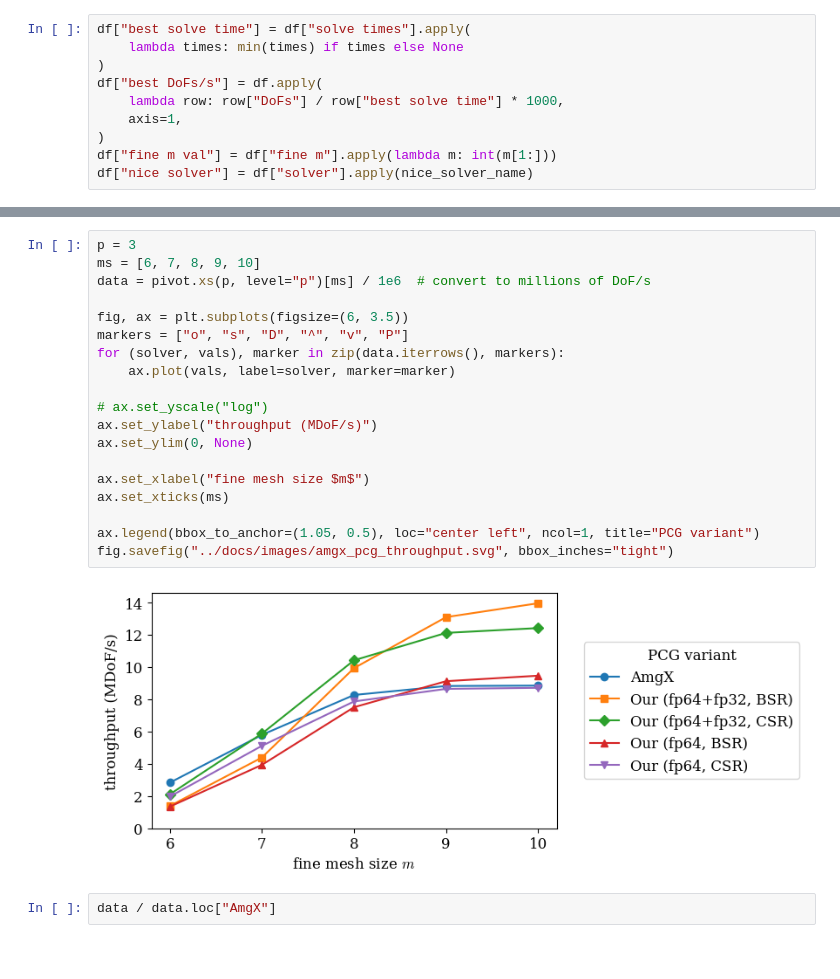
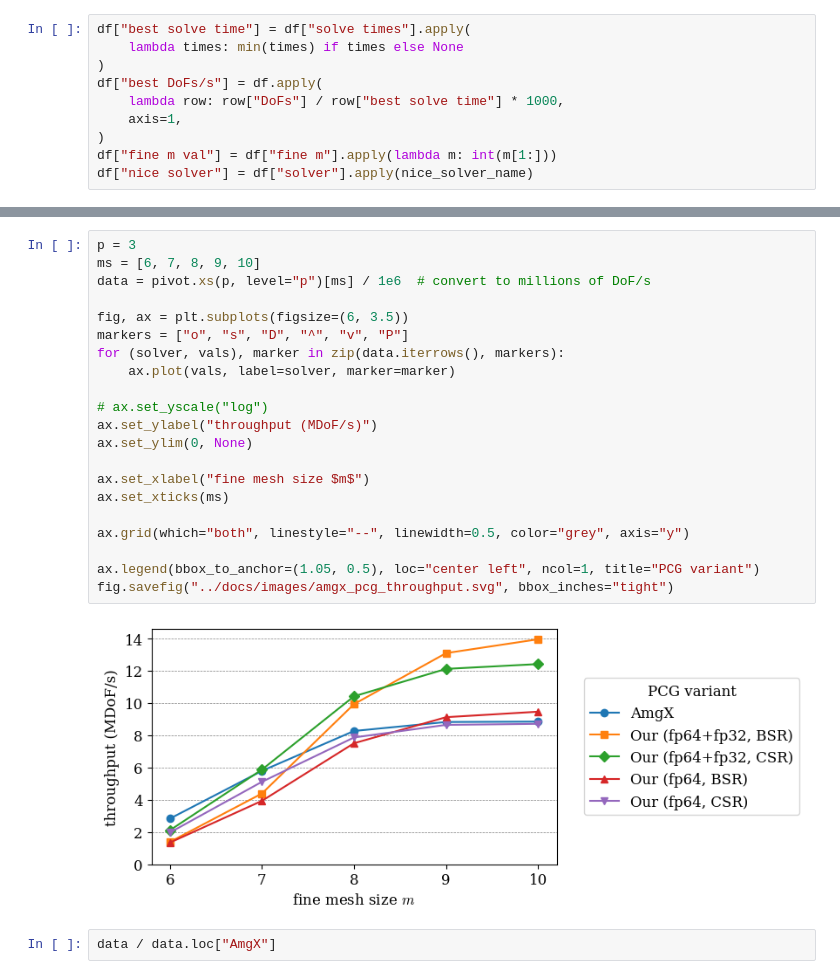
Before and after one commit to mgr0dzicki/dd-solvers, a Jupyter notebook: notebooks/plot_amgx.ipynb, the cells around one changed output, grey strips where cells are left out. Cells and saved outputs as stored; diff of their text form.

Commit message:
add grid to amgx

```diff
--- a/notebooks/plot_amgx.ipynb
+++ b/notebooks/plot_amgx.ipynb
@@ -48,24 +48,26 @@ pivot
 # %%
 p = 3
 ms = [6, 7, 8, 9, 10]
 data = pivot.xs(p, level="p")[ms] / 1e6  # convert to millions of DoF/s
 
 fig, ax = plt.subplots(figsize=(6, 3.5))
 markers = ["o", "s", "D", "^", "v", "P"]
 for (solver, vals), marker in zip(data.iterrows(), markers):
     ax.plot(vals, label=solver, marker=marker)
 
 # ax.set_yscale("log")
 ax.set_ylabel("throughput (MDoF/s)")
 ax.set_ylim(0, None)
 
 ax.set_xlabel("fine mesh size $m$")
 ax.set_xticks(ms)
 
+ax.grid(which="both", linestyle="--", linewidth=0.5, color="grey", axis="y")
+
 ax.legend(bbox_to_anchor=(1.05, 0.5), loc="center left", ncol=1, title="PCG variant")
 fig.savefig("../docs/images/amgx_pcg_throughput.svg", bbox_inches="tight")
 # %% [output]
-[figure, old version]
+[figure, new version]
 # %%
 data / data.loc["AmgX"]
 # %% [output]
```
Also changed, not shown: 1 other file.
